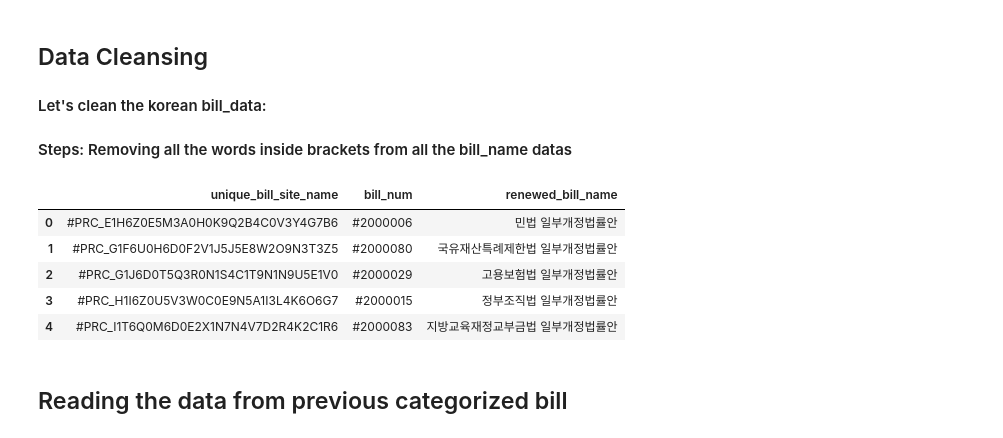
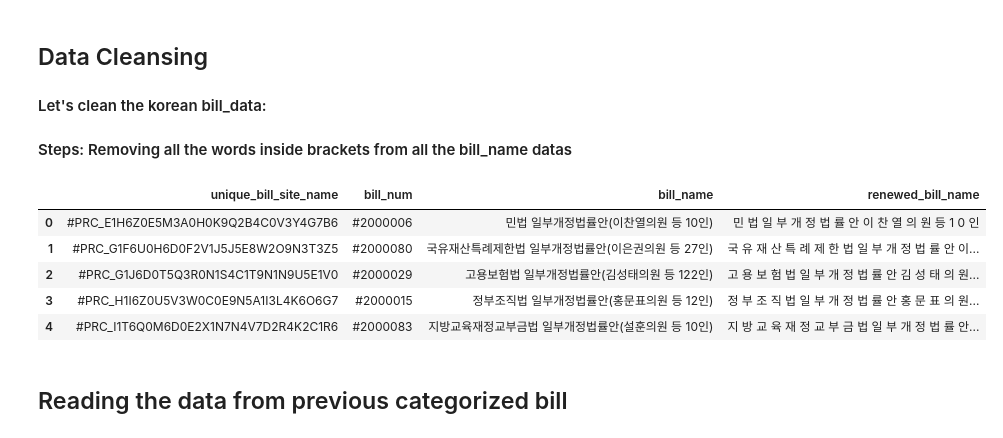
Before and after one commit to SupChanda/Web-Scraping-and-Using-Machine-Learning-Algorithm-to-Categorize-Bill-Code-Of-Korean-Congress, a Jupyter notebook: Bill_Code_categorization.ipynb, the cells around one changed output. Saved outputs shown, nothing was run; the diff lists cells and outputs as text; code cells hidden in the pictures.

```diff
--- a/Bill_Code_categorization.ipynb
+++ b/Bill_Code_categorization.ipynb
@@ -22,13 +26,13 @@ korean_bills.head()
 #### Steps: Removing all the words inside brackets from all the bill_name datas
 # %%
 import re
-korean_bills['renewed_bill_name']=korean_bills['bill_name'].apply(lambda x: re.sub('\(.*?\)','',x))
-korean_bills = korean_bills.drop(columns=['bill_name'],axis=1)
+korean_bills['renewed_bill_name']=korean_bills['bill_name'].apply(billNameSplit)
+#korean_bills = korean_bills.drop(columns=['bill_name'],axis=1)
 korean_bills.head()
 # %% [output]
-|  | unique_bill_site_name | bill_num | renewed_bill_name |
-| 0 | #PRC_E1H6Z0E5M3A0H0K9Q2B4C0V3Y4G7B6 | #2000006 | 민법 일부개정법률안 |
-| 1 | #PRC_G1F6U0H6D0F2V1J5J5E8W2O9N3T3Z5 | #2000080 | 국유재산특례제한법 일부개정법률안 |
-| 2 | #PRC_G1J6D0T5Q3R0N1S4C1T9N1N9U5E1V0 | #2000029 | 고용보험법 일부개정법률안 |
-| 3 | #PRC_H1I6Z0U5V3W0C0E9N5A1I3L4K6O6G7 | #2000015 | 정부조직법 일부개정법률안 |
-| 4 | #PRC_I1T6Q0M6D0E2X1N7N4V7D2R4K2C1R6 | #2000083 | 지방교육재정교부금법 일부개정법률안 |
+|  | unique_bill_site_name | bill_num | bill_name | renewed_bill_name |
+| 0 | #PRC_E1H6Z0E5M3A0H0K9Q2B4C0V3Y4G7B6 | #2000006 | 민법 일부개정법률안(이찬열의원 등 10인) | 민 법 일 부 개 정 법 률 안 이 찬 열 의 원 등 1 0 인 |
+| 1 | #PRC_G1F6U0H6D0F2V1J5J5E8W2O9N3T3Z5 | #2000080 | 국유재산특례제한법 일부개정법률안(이은권의원 등 27인) | 국 유 재 산 특 례 제 한 법 일 부 개 정 법 률 안 이... |
+| 2 | #PRC_G1J6D0T5Q3R0N1S4C1T9N1N9U5E1V0 | #2000029 | 고용보험법 일부개정법률안(김성태의원 등 122인) | 고 용 보 험 법 일 부 개 정 법 률 안 김 성 태 의 원... |
+| 3 | #PRC_H1I6Z0U5V3W0C0E9N5A1I3L4K6O6G7 | #2000015 | 정부조직법 일부개정법률안(홍문표의원 등 12인) | 정 부 조 직 법 일 부 개 정 법 률 안 홍 문 표 의 원... |
+| 4 | #PRC_I1T6Q0M6D0E2X1N7N4V7D2R4K2C1R6 | #2000083 | 지방교육재정교부금법 일부개정법률안(설훈의원 등 10인) | 지 방 교 육 재 정 교 부 금 법 일 부 개 정 법 률 안... |
```
Also changed, not shown: parts of 27 cells of this notebook.
